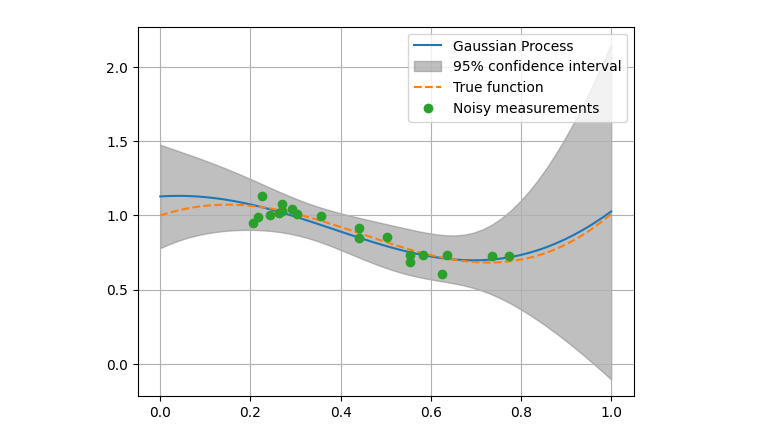
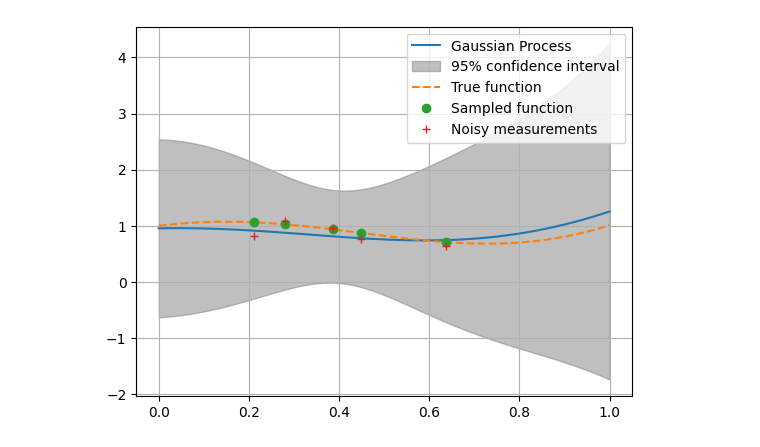
Before and after one commit to rafisondi/ml-playground, a Jupyter notebook: GaussianProcess.ipynb, the cells around one changed output. Saved outputs shown, nothing was run; the diff lists cells and outputs as text; code cells hidden in the pictures.

```diff
--- a/GaussianProcess.ipynb
+++ b/GaussianProcess.ipynb
@@ -26,5 +61,2 @@ def prior_mean_function(x):
-# %%
-f_values = function(x)
-y_values = noisy_function(x_measurement)
 # %%
 plt.figure()
@@ -51,43 +71,40 @@ plt.show()
 # %%
 # Gaussian process
-mu = prior_mean_function(x_inference)
-mu_prior = prior_mean_function(x_measurement)
+# mu = prior_mean_function(x_inference)
+# mu_prior = prior_mean_function(x_measurement)
 
-K_matrix = np.zeros( [x_measurement.shape[0] , x_measurement.shape[0]] )
-for i in range(K_matrix.shape[0]):
-    for j in range(K_matrix.shape[1]):
-        K_matrix[i,j] = linear_kernel(x_measurement[i], x_measurement[j])
-
-def k_column(x, x_values):
-    k_column = np.zeros( [x_values.shape[0] , x_inference.shape[0]] )
-    for i in range(x_values.shape[0]):
-        k_column[i] = linear_kernel(x, x_values[i])
-    return k_column
+# K_matrix = np.zeros( [x_measurement.shape[0] , x_measurement.shape[0]] )
+# for i in range(K_matrix.shape[0]):
+#     for j in range(K_matrix.shape[1]):
+#         K_matrix[i,j] = linear_kernel(x_measurement[i], x_measurement[j])
 
 
-k_xA = k_column(x_inference, x_measurement)
-mu_new = mu.reshape(-1,1) + k_xA.T @ np.linalg.inv(K_matrix + var * np.identity(K_matrix.shape[0])) @ (y_values - mu_prior).reshape(-1,1)
+# k_xA = k_column(x_inference, x_measurement)
+# mu_new = mu.reshape(-1,1) + k_xA.T @ np.linalg.inv(K_matrix + var * np.identity(K_matrix.shape[0])) @ (y_values - mu_prior).reshape(-1,1)
 
-col_xA = k_column(x_inference, x_measurement)
-col_xx = k_column(x_inference, x_inference)
+# col_xA = k_column(x_inference, x_measurement)
+# col_xx = k_column(x_inference, x_inference)
 
-variance_diag = col_xx - col_xA.T @ np.linalg.inv(K_matrix + var * np.identity(K_matrix.shape[0])) @ col_xA
-variance_diag = np.diag(variance_diag)
+# K_matrix_new = col_xx - col_xA.T @ np.linalg.inv(K_matrix + var * np.identity(K_matrix.shape[0])) @ col_xA
+
+mu_new, K_matrix_new = GaussianProcess(x_inference, x_measurement, f_sampled, 1.0)
+variance_diag = np.diag(K_matrix_new)
 std_dev = np.sqrt(variance_diag)
 confidence_interval = 1.96 * std_dev
 # %%
 plt.figure()
 
 plt.plot(x_inference, mu_new, label='Gaussian Process')
 plt.fill_between(x_inference,
                  (mu_new.squeeze() - confidence_interval),
                  (mu_new.squeeze() + confidence_interval),
                  color='gray', alpha=0.5, label='95% confidence interval')
 
 plt.plot(x, f_values, '--', label='True function')
-plt.plot(x_measurement, y_values, 'o', label='Noisy measurements')
+plt.plot(x_measurement, f_sampled, 'o', label='Sampled function')
+plt.plot(x_measurement, y_values, '+', label='Noisy measurements')
 plt.legend()
 plt.grid()
 plt.show()
 # %% [output]
-[figure, old version]
+[figure, new version]
```
Also changed, not shown: parts of 5 cells of this notebook.
